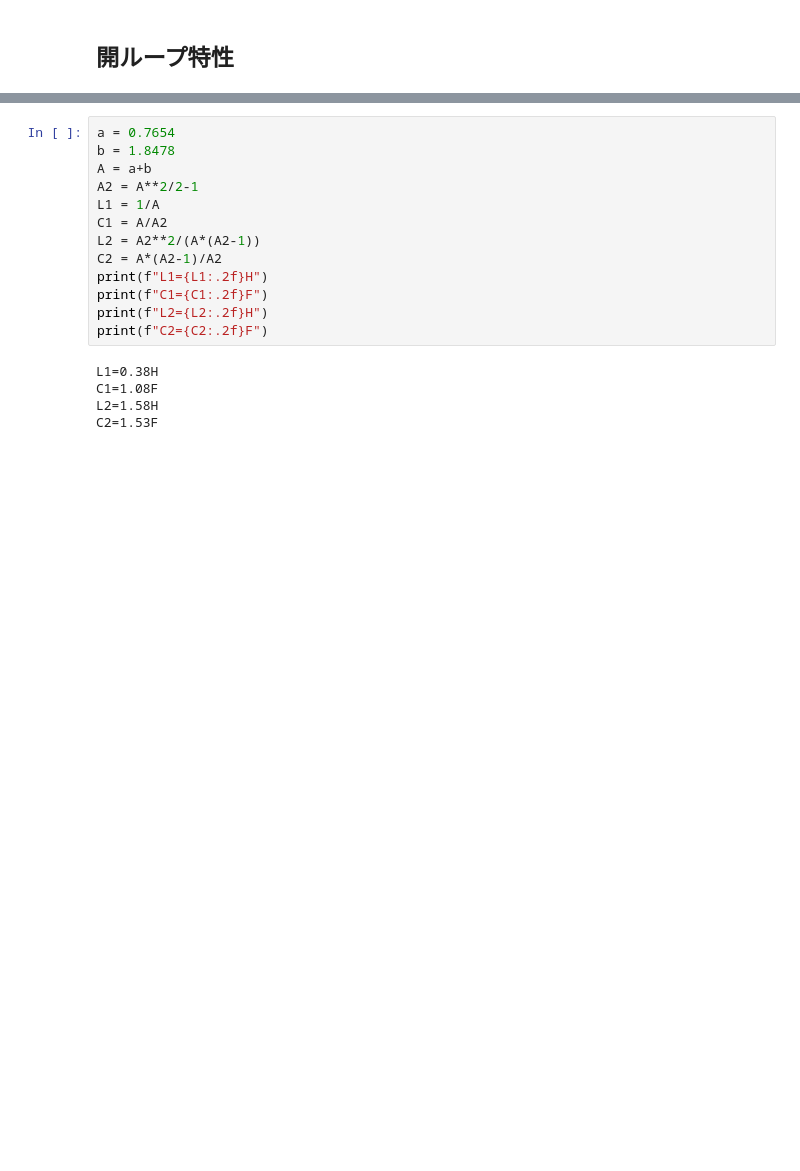
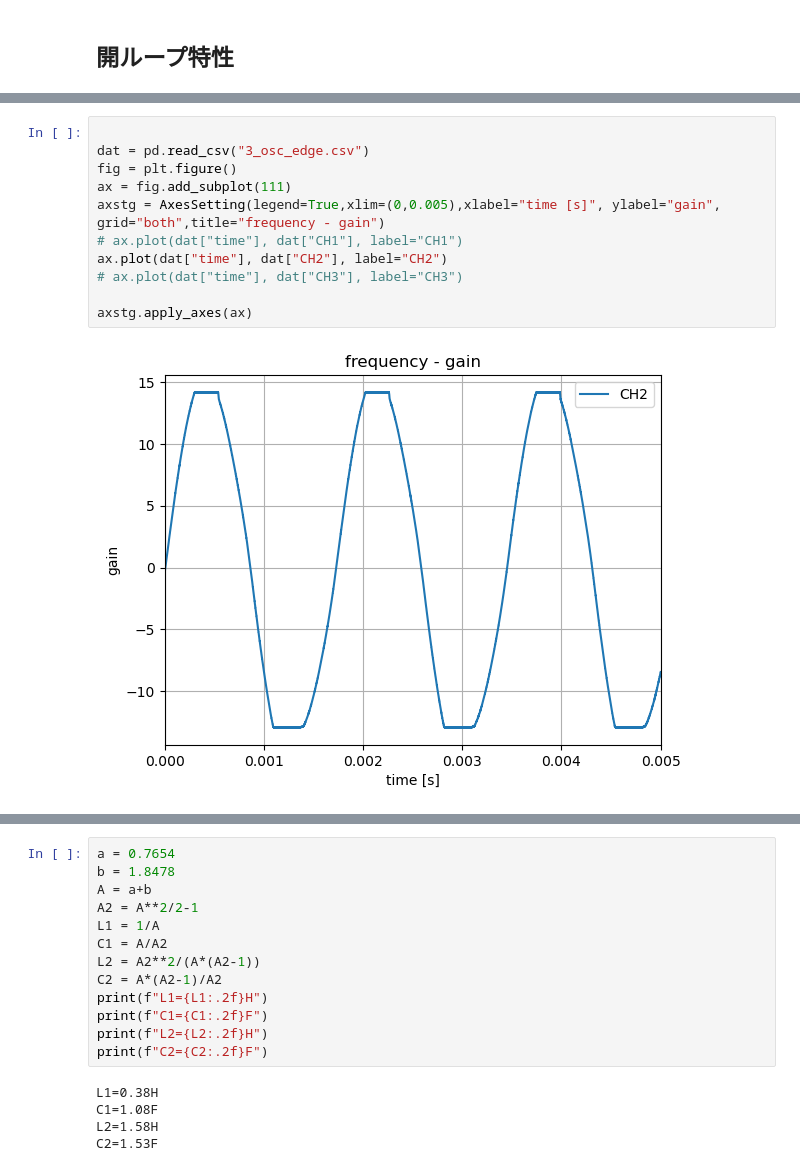
Before and after one commit to uzumibi/A2, a Jupyter notebook: 7-2.ipynb, the cells around one changed output, grey strips where cells are left out. Saved outputs shown, nothing was run; the diff lists cells and outputs as text; blank space fills up the shorter version.

```diff
--- a/7-2.ipynb
+++ b/7-2.ipynb
@@ -66,0 +72,13 @@ axstg.apply_axes(ax)
+# %%
+
+dat = pd.read_csv("3_osc_edge.csv")
+fig = plt.figure()
+ax = fig.add_subplot(111)
+axstg = AxesSetting(legend=True,xlim=(0,0.005),xlabel="time [s]", ylabel="gain", grid="both",title="frequency - gain")
+# ax.plot(dat["time"], dat["CH1"], label="CH1")
+ax.plot(dat["time"], dat["CH2"], label="CH2")
+# ax.plot(dat["time"], dat["CH3"], label="CH3")
+
+axstg.apply_axes(ax)
+# %% [output]
+[figure, added]
```
Also changed, not shown: parts of 5 cells of this notebook, 3 other files.
